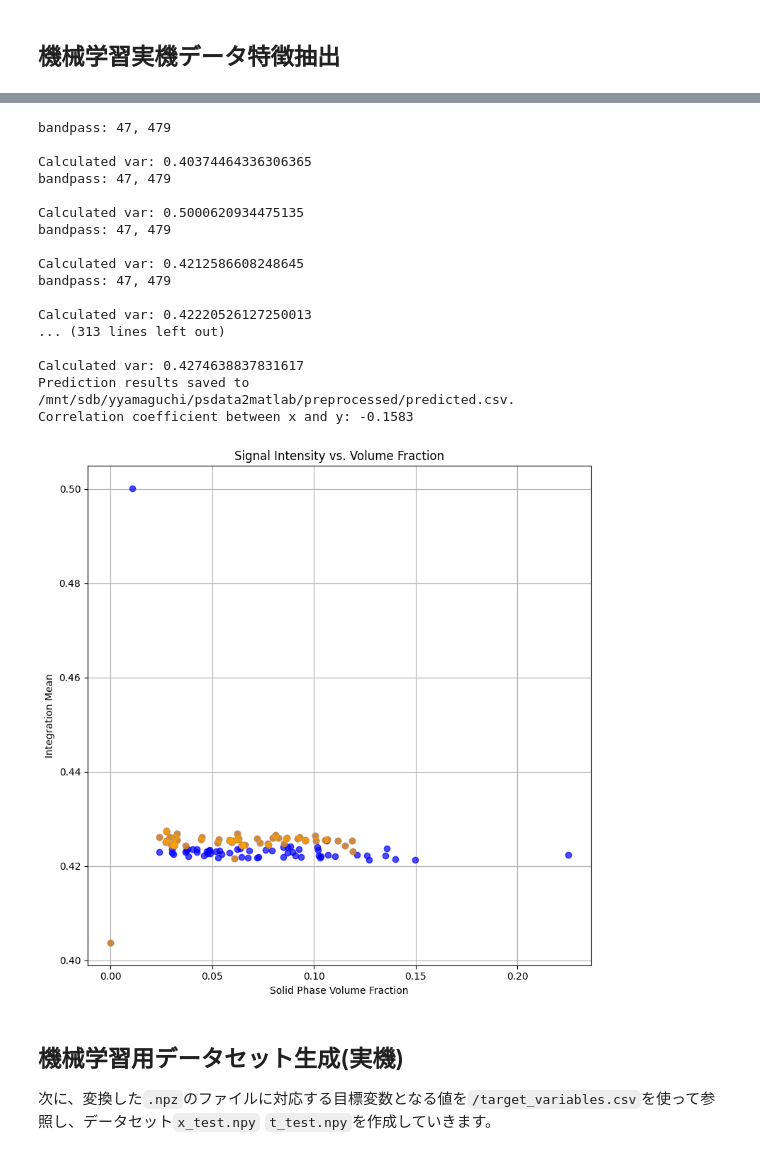
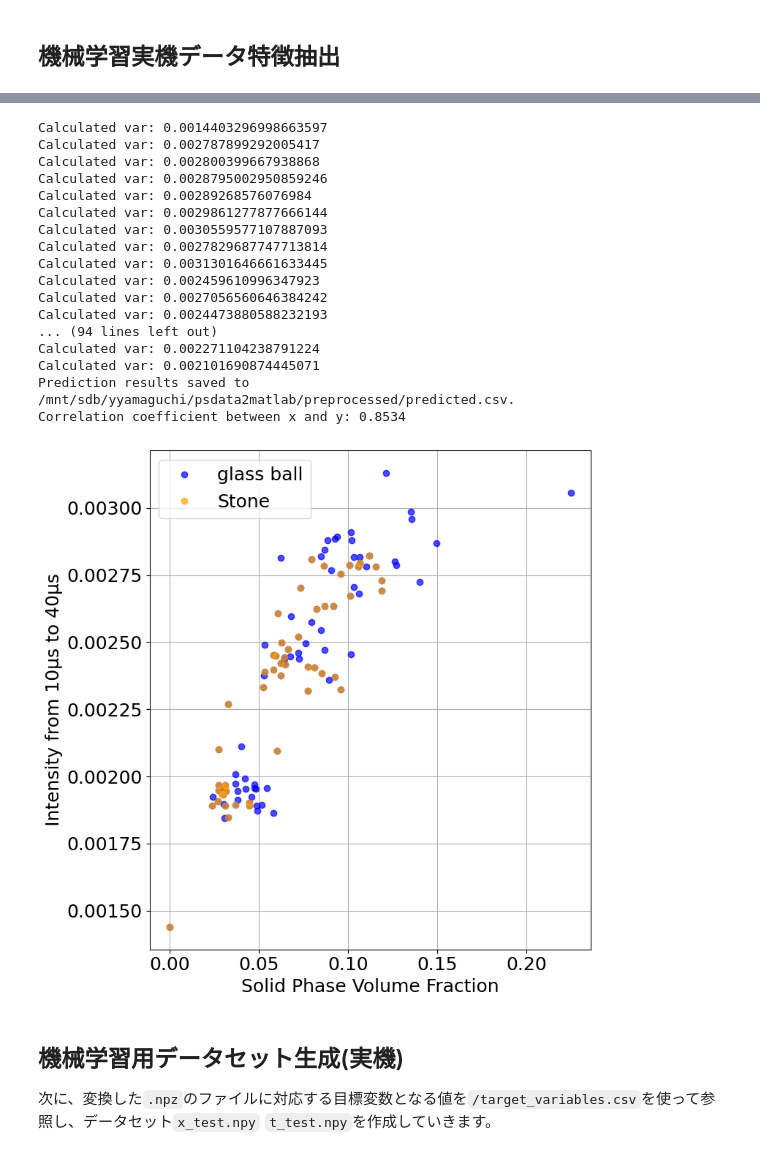
Before and after one commit to yymgc2003/psdata2matlab, a Jupyter notebook: main.ipynb, the cells around one changed output, grey strips where cells are left out. Saved outputs shown, nothing was run; the diff lists cells and outputs as text; code cells hidden in the pictures.

```diff
--- a/main.ipynb
+++ b/main.ipynb
@@ -178,8 +183,10 @@ for i in range(len(case_dirs)):
                                                    csv_dir, output_path,
                                                    rolling_window=False,
                                                    window_size=10, window_stride=10,
-                                                   log1p=True,
-                                                   label_dim=2)
+                                                   log1p=False,
+                                                   if_hilbert=False,
+                                                   label_dim=2,
+                                                   png_name='raw')
     print(f"x_tmp shape: {x_tmp.shape}, t_tmp shape: {t_tmp.shape}")
     print(f'if nan:{np.isnan(x_tmp).any()}')
     x_train_list.append(x_tmp)
@@ -405,7 +656,7 @@ KeyboardInterrupt:
 # %%
 from src import calculate_gvf_and_signal,npz2png
 from src import process_case_and_return_dataset, add_noise_to_dataset
-from src import ndarr2npz, hilbert_cuda, signal_integrate
+from src import ndarr2npz, hilbert_cuda, filter_signal
 import numpy as np
 import math
 import json
@@ -414,7 +665,7 @@ import os
 import torch
 import polars as pl
 from matplotlib import pyplot as plt
-from scipy import signal
+from scipy import integrate
 
 target_variable_path = '/mnt/sdb/matsubara/airlift/target_valiables.csv'
 processed_dir = "/mnt/sdb/matsubara/airlift/eval/solid_liquid"
@@ -453,26 +704,17 @@ device = "cuda:0"
 
 for row in target_variables.iter_rows(named=True):
     file_path = row["FullPath"]
-    if os.path.exists(file_path):
+    if os.path.exists(file_path) and row["気相体積率"]==0:
         TDX1 = np.load(file_path)["processed_data"][:,:,0]
         fs = np.load(file_path)["fs"]
         dt = 1/fs*1e6
-        sos = signal.butter(N=4,Wn=[low_filter_freq, high_filter_freq],
-                        btype='bandpass',analog=False,output='sos',fs=fs)
-        for i in range(TDX1.shape[0]):
-            TDX1[i,:]=signal.sosfiltfilt(sos,TDX1[i,:])
-        TDX1_torch = torch.from_numpy(TDX1).float()
-        TDX1_torch = TDX1_torch.to(device)
-        TDX1_bandpass = hilbert_cuda(TDX1_torch, device, if_hilbert = False,
-                                        low_filter_freq = low_filter_freq,
-                                        high_filter_freq = high_filter_freq,
-                                        fs = fs)
+        TDX1_bandpass = filter_signal([low_filter_freq, high_filter_freq],
+                                      TDX1, fs)
         integrated_signal = []
         for i in range(TDX1.shape[0]):
             TDX1_bandpass[i,:] /= (np.max(np.abs(TDX1_bandpass[i,:])))
             #TDX1_bandpass[i,:] = np.log1p(TDX1_bandpass[i,:])
-            integrated_signal.append(signal_integrate(TDX1_bandpass[i,1:2001],
-                                                    dt))
+            integrated_signal.append(integrate.simpson(TDX1_bandpass[i,500:2000]**2,dx=dt))
             #integrated_signal.append(np.max(np.abs(TDX1_bandpass[i,:])))
         integrated_signal_nd = np.array(integrated_signal)
         integration_mean_list.append(np.mean(integrated_signal_nd))
@@ -526,52 +768,53 @@ def get_valid_data(x, y, yerr):
 
 x_valid, y_valid, yerr_valid = get_valid_data(x, y, yerr)
 
 mask = ~np.isnan(x) & ~np.isnan(y) & ~np.isnan(yerr)
 x_valid = x[mask]
 y_valid = y[mask]
 yerr_valid = yerr[mask]
 
 if len(x_valid) > 1:
     corr_coef = np.corrcoef(x_valid, y_valid)[0, 1]
     print(f"Correlation coefficient between x and y: {corr_coef:.4f}")
 else:
     print("Not enough valid data to calculate correlation coefficient.")
 
 plt.figure(figsize=(8, 8))
+plt.rcParams["font.size"] = 18
 x_valid_stone, y_valid_stone_plot, yerr_valid_stone_plot = get_valid_data(x[is_str == 1], y_stone, yerr_stone)
 #plt.errorbar(x_valid, y_valid, yerr=yerr_valid, fmt='o', color='blue', alpha=0.7, ecolor='red', capsize=3, label='All')
 plt.plot(x_valid, y_valid, 'o', color='blue', alpha=0.7, label='glass ball')
 #plt.errorbar(x_valid_stone, y_valid_stone_plot, yerr=yerr_valid_stone_plot, fmt='o', color='orange', alpha=0.7, ecolor='green', capsize=3, label='Stone')
 plt.plot(x_valid_stone, y_valid_stone_plot, 'o', color='orange', alpha=0.7, label='Stone')
 #plt.plot([0, 1], [0, 1], 'r--', label='Ideal (y=x)')
+plt.legend()
 plt.xlabel("Solid Phase Volume Fraction")
-plt.ylabel("Integration Mean")
+plt.ylabel("Intensity from 10µs to 40µs")
 #plt.xlim(0, 0.2)
 #plt.ylim(0, 0.2)
-plt.title("Signal Intensity vs. Volume Fraction")
 plt.grid(True)
 plt.tight_layout()
 plt.savefig(os.path.join(save_base_dir, 'intensity_vs_volume_fraction_noError.png'))
 plt.show()
 # %% [output]
-bandpass: 47, 479
-
-Calculated var: 0.40374464336306365
-bandpass: 47, 479
-
-Calculated var: 0.5000620934475135
-bandpass: 47, 479
-
-Calculated var: 0.4212586608248645
-bandpass: 47, 479
-
-Calculated var: 0.42220526127250013
-... (313 lines left out)
-
-Calculated var: 0.4274638837831617
+Calculated var: 0.0014403296998663597
+Calculated var: 0.002787899292005417
+Calculated var: 0.002800399667938868
+Calculated var: 0.0028795002950859246
+Calculated var: 0.00289268576076984
+Calculated var: 0.0029861277877666144
+Calculated var: 0.0030559577107887093
+Calculated var: 0.0027829687747713814
+Calculated var: 0.0031301646661633445
+Calculated var: 0.002459610996347923
+Calculated var: 0.0027056560646384242
+Calculated var: 0.0024473880588232193
+... (94 lines left out)
+Calculated var: 0.002271104238791224
+Calculated var: 0.002101690874445071
 Prediction results saved to /mnt/sdb/yyamaguchi/psdata2matlab/preprocessed/predicted.csv.
-Correlation coefficient between x and y: -0.1583
+Correlation coefficient between x and y: 0.8534
-[figure, old version]
+[figure, new version]
 # %% [markdown]
 ## 機械学習用データセット生成(実機)
 次に、変換した`.npz`のファイルに対応する目標変数となる値を`/target_variables.csv`を使って参照し、データセット`x_test.npy` `t_test.npy`を作成していきます。
```
Also changed, not shown: parts of 10 cells of this notebook, 5 other files.
